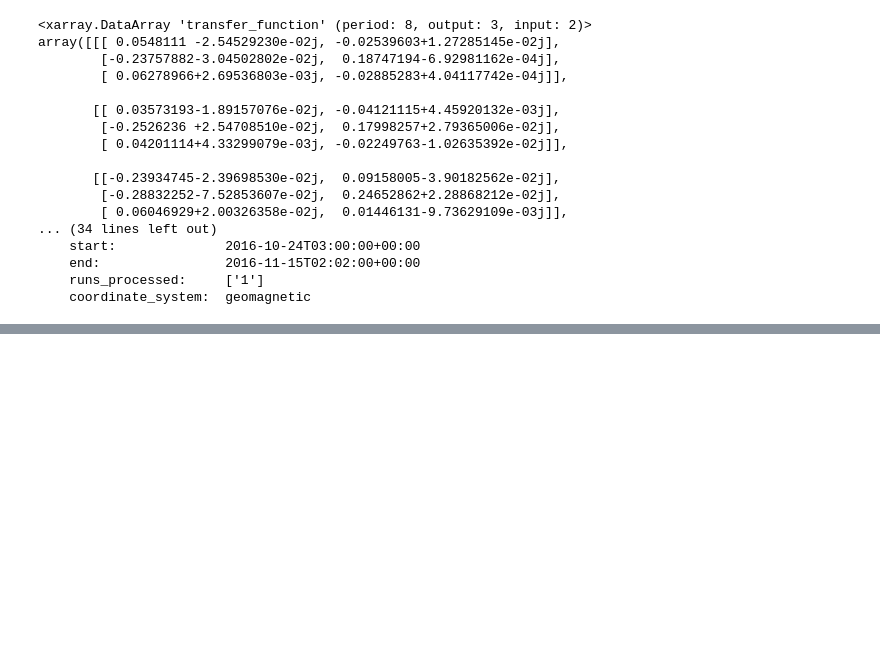
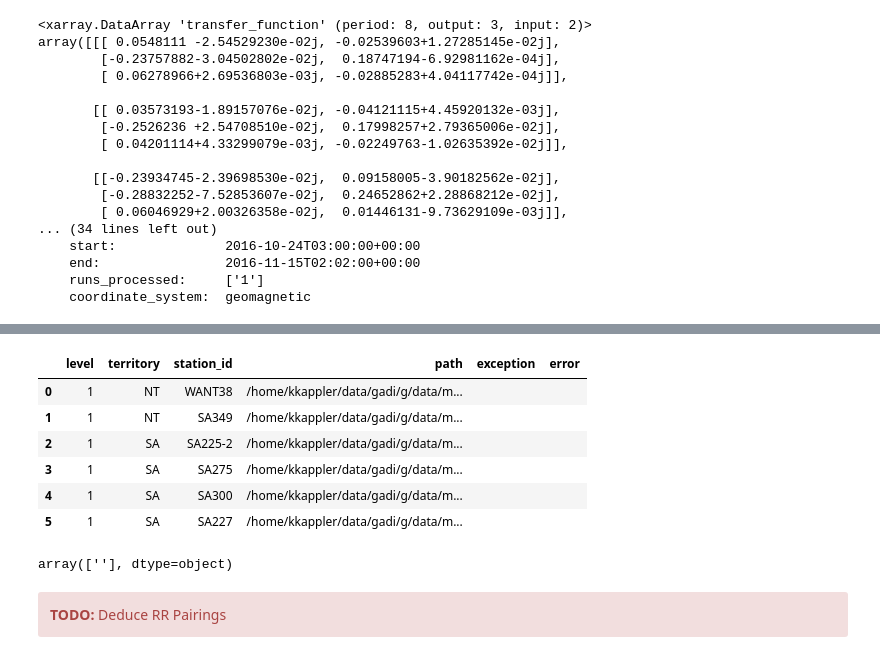
Before and after one commit to simpeg/aurora, a Jupyter notebook: aurora/test_utils/musgraves/musgraves_01.ipynb, the cells around one changed output, grey strips where cells are left out. Cells and saved outputs as stored; diff of their text form; code cells hidden in the pictures; blank space fills up the shorter version.

Commit message:
add pandarallel example to notebook

```diff
--- a/aurora/test_utils/musgraves/musgraves_01.ipynb
+++ b/aurora/test_utils/musgraves/musgraves_01.ipynb
@@ -539,0 +595,3 @@ array([[[ 0.0548111 -2.54529230e-02j, -0.02539603+1.27285145e-02j],
+# %%
+availability_df = get_musgraves_availability_df(data_dir)
+RESULTS_PATH = pathlib.Path().home().joinpath("aurora_test_folder")
@@ -539,0 +647,29 @@ array([[[ 0.0548111 -2.54529230e-02j, -0.02539603+1.27285145e-02j],
+# %%
+def process_lots_of_mth5s(df, use_pandarallel=False):
+    """
+
+    Parameters
+    ----------
+    df : pd.DataFrame
+        This is a list of the files
+
+    Returns
+    -------
+    df:  pd.DataFrame
+        Same as input but with new columns
+
+    """
+    df["exception"] = ""
+    df["error"] = ""
+    if use_pandarallel:
+        from pandarallel import pandarallel
+        pandarallel.initialize(verbose=3)
+        enriched_df = df.parallel_apply(enrich_row_with_processing, axis=1)
+    else:
+        print("NO PANDARALEL")
+        #return None
+        enriched_df = df.apply(enrich_row_with_processing, axis=1)
+
+    return enriched_df
+# %%
+enriched_df = process_lots_of_mth5s(availability_df, use_pandarallel=True)
@@ -539,0 +694,18 @@ array([[[ 0.0548111 -2.54529230e-02j, -0.02539603+1.27285145e-02j],
+# %%
+enriched_df
+# %% [output]
+|  | level | territory | station_id | path | exception | error |
+| 0 | 1 | NT | WANT38 | /home/kkappler/data/gadi/g/data/m... |  |  |
+| 1 | 1 | NT | SA349 | /home/kkappler/data/gadi/g/data/m... |  |  |
+| 2 | 1 | SA | SA225-2 | /home/kkappler/data/gadi/g/data/m... |  |  |
+| 3 | 1 | SA | SA275 | /home/kkappler/data/gadi/g/data/m... |  |  |
+| 4 | 1 | SA | SA300 | /home/kkappler/data/gadi/g/data/m... |  |  |
+| 5 | 1 | SA | SA227 | /home/kkappler/data/gadi/g/data/m... |  |  |
+# %%
+enriched_df.exception.unique()
+# %% [output]
+array([''], dtype=object)
+# %% [markdown]
+<div class="alert alert-block alert-danger">
+<b>TODO:</b> Deduce RR Pairings
+</div>
```
Also changed, not shown: parts of 14 cells of this notebook.
